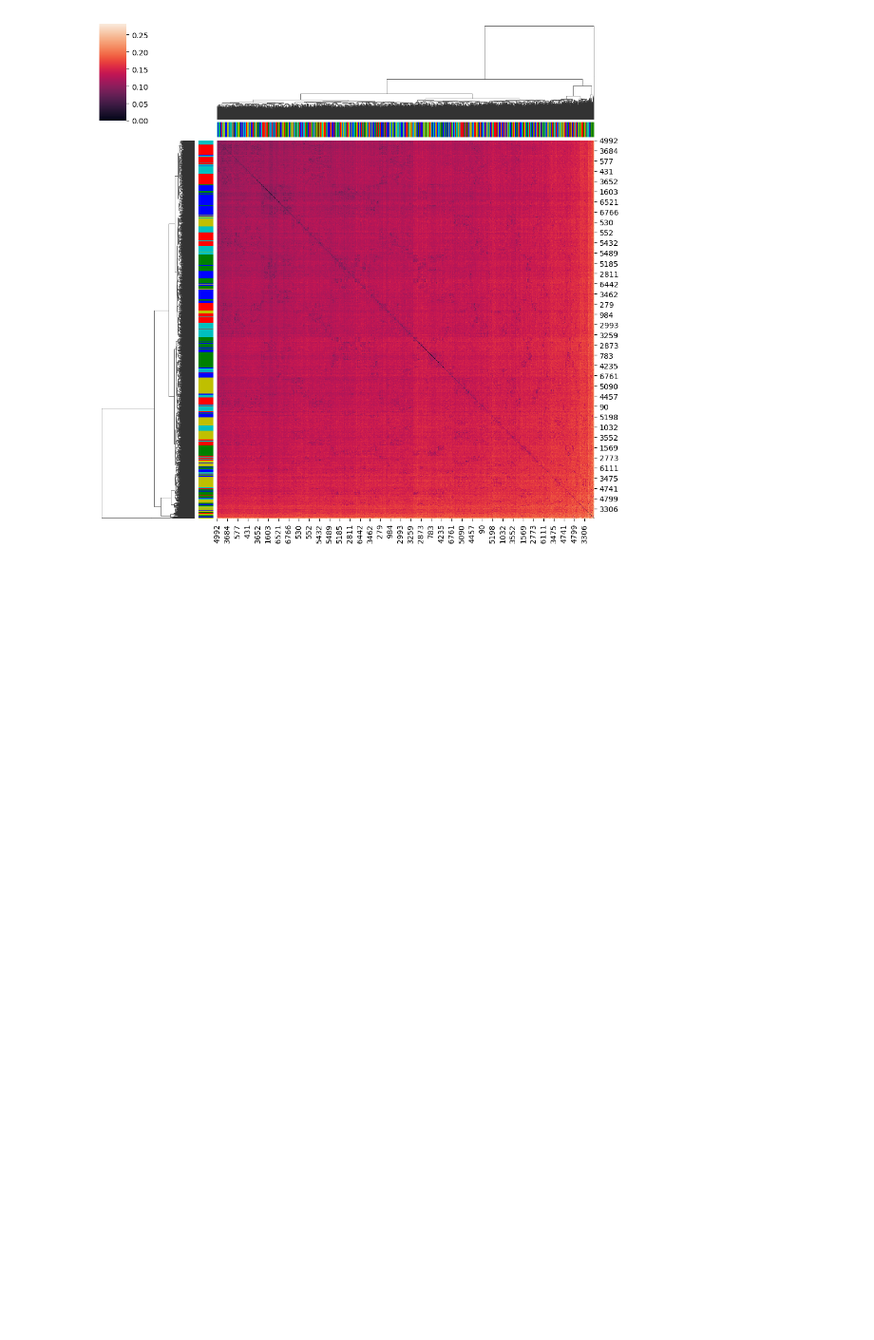
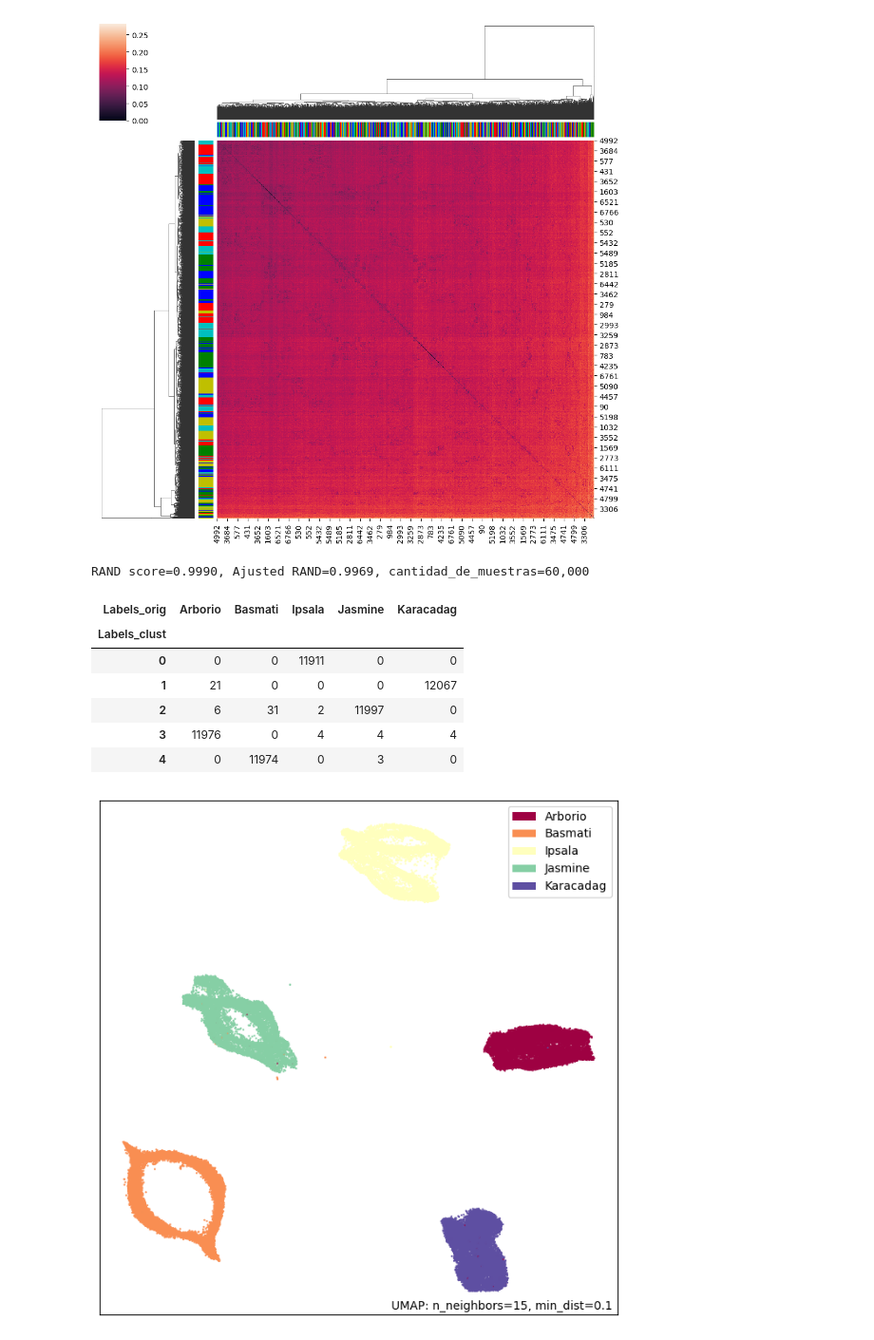
Before and after one commit to Ignacio-Ibarra/unsupervised-rice-image-segmentation, a Jupyter notebook: hierachical_clust.ipynb, the cells around one changed output. Shown at 95% size. Cells and saved outputs as stored; diff of their text form; code cells hidden in the pictures; blank space fills up the shorter version.

Commit message:
agrego el UMAP

```diff
--- a/hierachical_clust.ipynb
+++ b/hierachical_clust.ipynb
@@ -186,3 +191,26 @@ col_colors = xval.map(lut).to_numpy()
 mapa_clust = sns.clustermap(d_meta, row_colors=row_colors, col_colors=col_colors)
 # %% [output]
 [figure]
+# %%
+#Realizo UMAP reducción de dimensiones desde pca con UMAP y clasifico
+
+
+um = umap.UMAP()
+Xred = um.fit_transform(X_train_test, y_train_test)
+# %%
+umap.plot.points(um, labels=org_lab)
+
+kmeans_umap = KMeans(n_clusters=5, n_init='auto').fit_predict(Xred)
+
+grafico_evaluacion(X_train_test, y_train_test, kmeans_umap , nom_test='umap + kmeans')
+cross_tab(org_lab, kmeans_umap)
+# %% [output]
+RAND score=0.9990, Ajusted RAND=0.9969, cantidad_de_muestras=60,000
+| Labels_orig | Arborio | Basmati | Ipsala | Jasmine | Karacadag |
+| Labels_clust |  |  |  |  |  |
+| 0 | 0 | 0 | 11911 | 0 | 0 |
+| 1 | 21 | 0 | 0 | 0 | 12067 |
+| 2 | 6 | 31 | 2 | 11997 | 0 |
+| 3 | 11976 | 0 | 4 | 4 | 4 |
+| 4 | 0 | 11974 | 0 | 3 | 0 |
+[figure, added]
```
Also changed, not shown: parts of 6 cells of this notebook.
